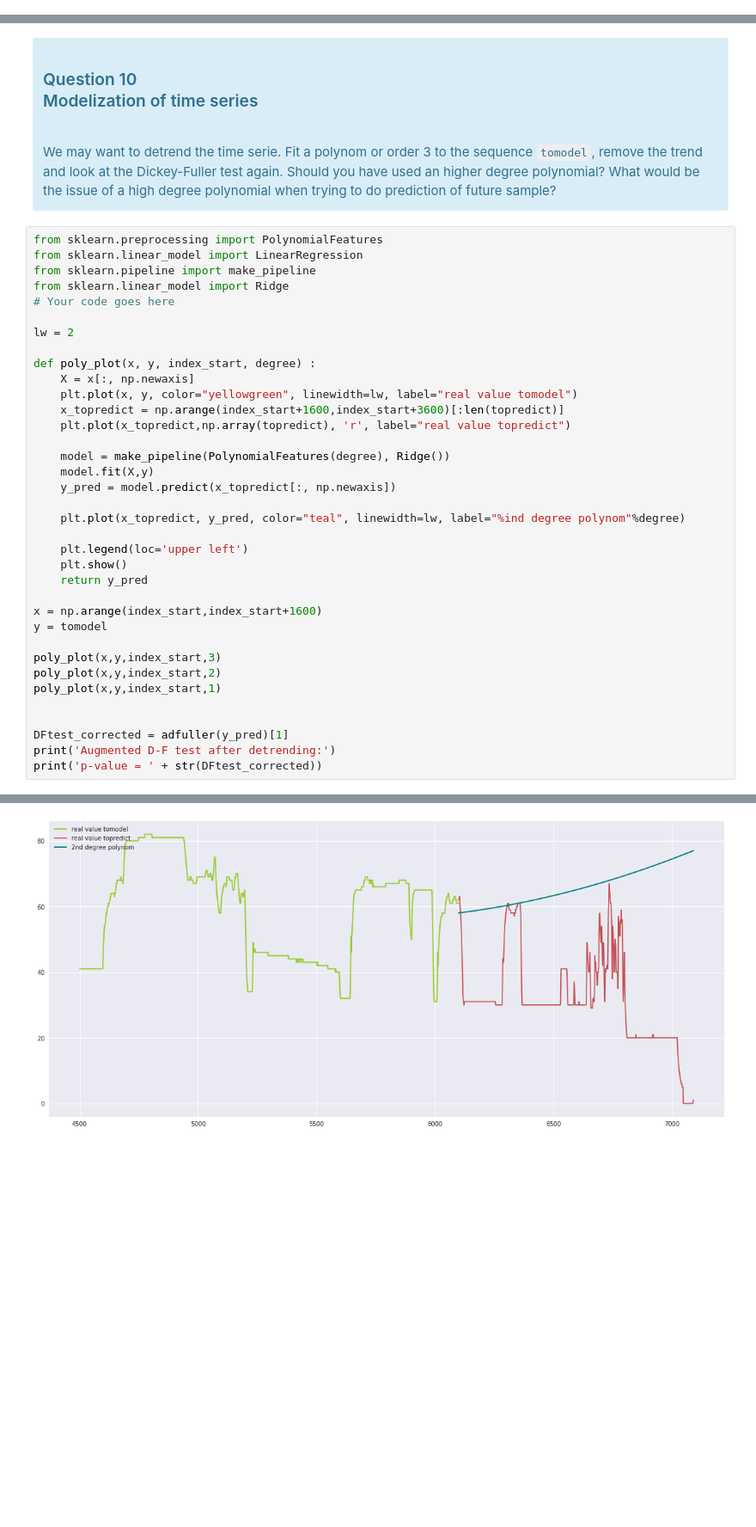
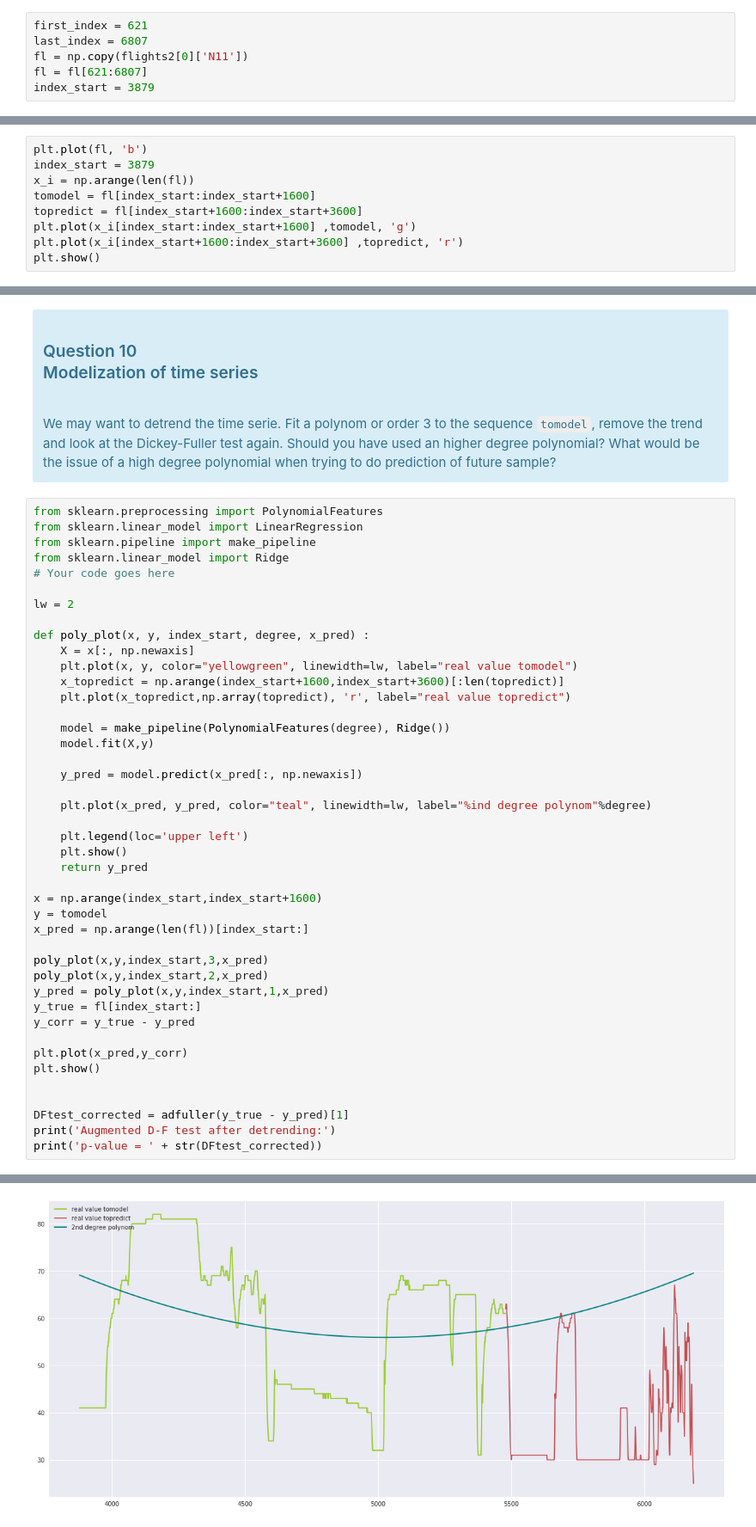
Before and after one commit to raphaelavalos/aml-lab, a Jupyter notebook: Safran/TP_Safran_2018_part1.ipynb, the cells around one changed output, grey strips where cells are left out. Shown at 86% size. Cells and saved outputs as stored; diff of their text form; blank space fills up the shorter version.

```diff
--- a/Safran/TP_Safran_2018_part1.ipynb
+++ b/Safran/TP_Safran_2018_part1.ipynb
@@ -598,6 +598,12 @@ In this part, we will try to modelize a time series with simple models. In parti
 <div class="label label-primary">
  First, look at the variables for the flight 0, by executing the following code.
 </div>
+# %%
+first_index = 621
+last_index = 6807
+fl = np.copy(flights2[0]['N11'])
+fl = fl[621:6807]
+index_start = 3879
 # %%
 plt.plot(flights2[0]['N11'], 'b')
 index_start = 4500
@@ -608,3 +614,12 @@ plt.plot(topredict, 'r')
 plt.show()
 # %% [output]
 [figure]
+# %%
+plt.plot(fl, 'b')
+index_start = 3879
+x_i = np.arange(len(fl))
+tomodel = fl[index_start:index_start+1600]
+topredict = fl[index_start+1600:index_start+3600]
+plt.plot(x_i[index_start:index_start+1600] ,tomodel, 'g')
+plt.plot(x_i[index_start+1600:index_start+3600] ,topredict, 'r')
+plt.show()
@@ -648,7 +663,7 @@ from sklearn.linear_model import Ridge
 
 lw = 2
 
-def poly_plot(x, y, index_start, degree) :
+def poly_plot(x, y, index_start, degree, x_pred) :
     X = x[:, np.newaxis]
     plt.plot(x, y, color="yellowgreen", linewidth=lw, label="real value tomodel")
     x_topredict = np.arange(index_start+1600,index_start+3600)[:len(topredict)]
@@ -656,9 +671,10 @@ def poly_plot(x, y, index_start, degree) :
 
     model = make_pipeline(PolynomialFeatures(degree), Ridge())
     model.fit(X,y)
-    y_pred = model.predict(x_topredict[:, np.newaxis])
 
-    plt.plot(x_topredict, y_pred, color="teal", linewidth=lw, label="%ind degree polynom"%degree)
+    y_pred = model.predict(x_pred[:, np.newaxis])
+
+    plt.plot(x_pred, y_pred, color="teal", linewidth=lw, label="%ind degree polynom"%degree)
 
     plt.legend(loc='upper left')
     plt.show()
@@ -666,13 +682,19 @@ def poly_plot(x, y, index_start, degree) :
 
 x = np.arange(index_start,index_start+1600)
 y = tomodel
+x_pred = np.arange(len(fl))[index_start:]
 
-poly_plot(x,y,index_start,3)
-poly_plot(x,y,index_start,2)
-poly_plot(x,y,index_start,1)
+poly_plot(x,y,index_start,3,x_pred)
+poly_plot(x,y,index_start,2,x_pred)
+y_pred = poly_plot(x,y,index_start,1,x_pred)
+y_true = fl[index_start:]
+y_corr = y_true - y_pred
+
+plt.plot(x_pred,y_corr)
+plt.show()
 
 
-DFtest_corrected = adfuller(y_pred)[1]
+DFtest_corrected = adfuller(y_true - y_pred)[1]
 print('Augmented D-F test after detrending:')
 print('p-value = ' + str(DFtest_corrected))
 # %% [output]
@@ -680 +702 @@ print('p-value = ' + str(DFtest_corrected))
-[figure, old version]
+[figure, new version]
```
Also changed, not shown: parts of 17 cells of this notebook.
